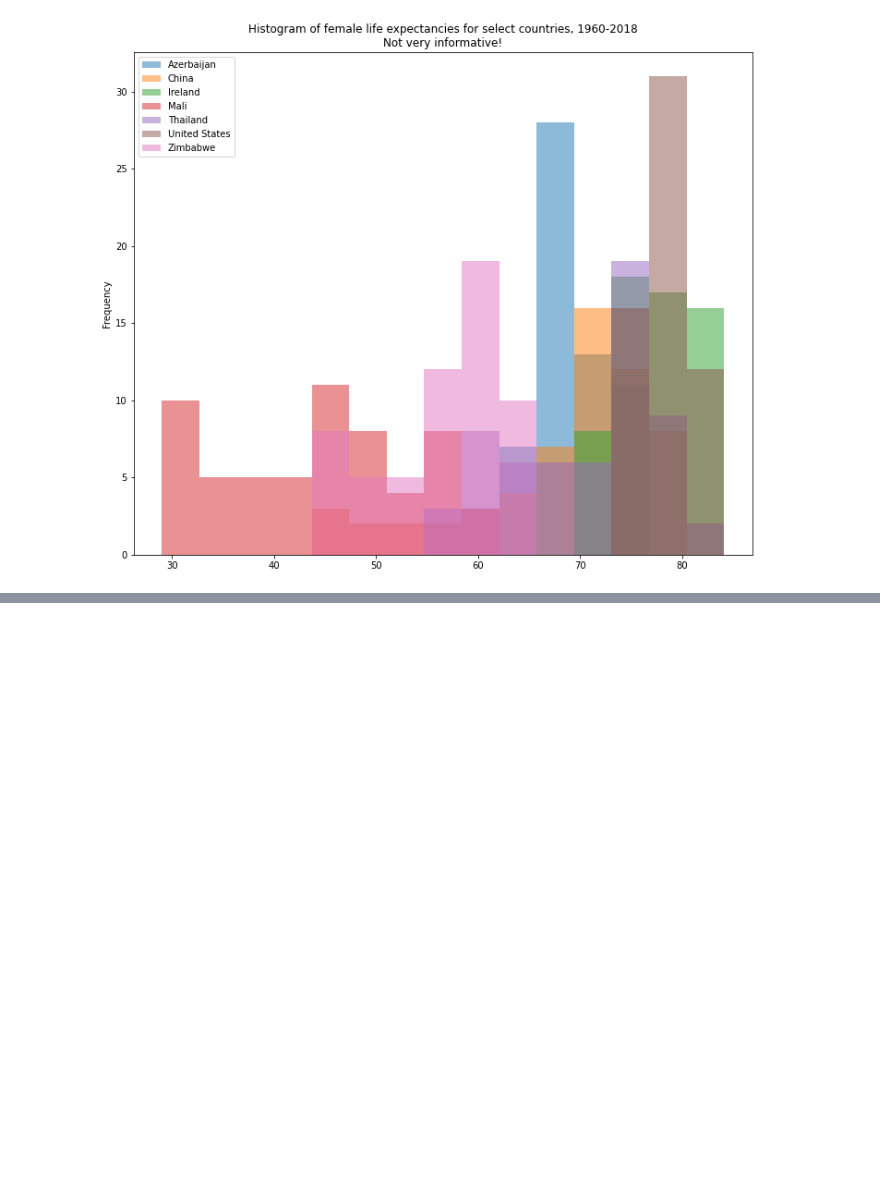
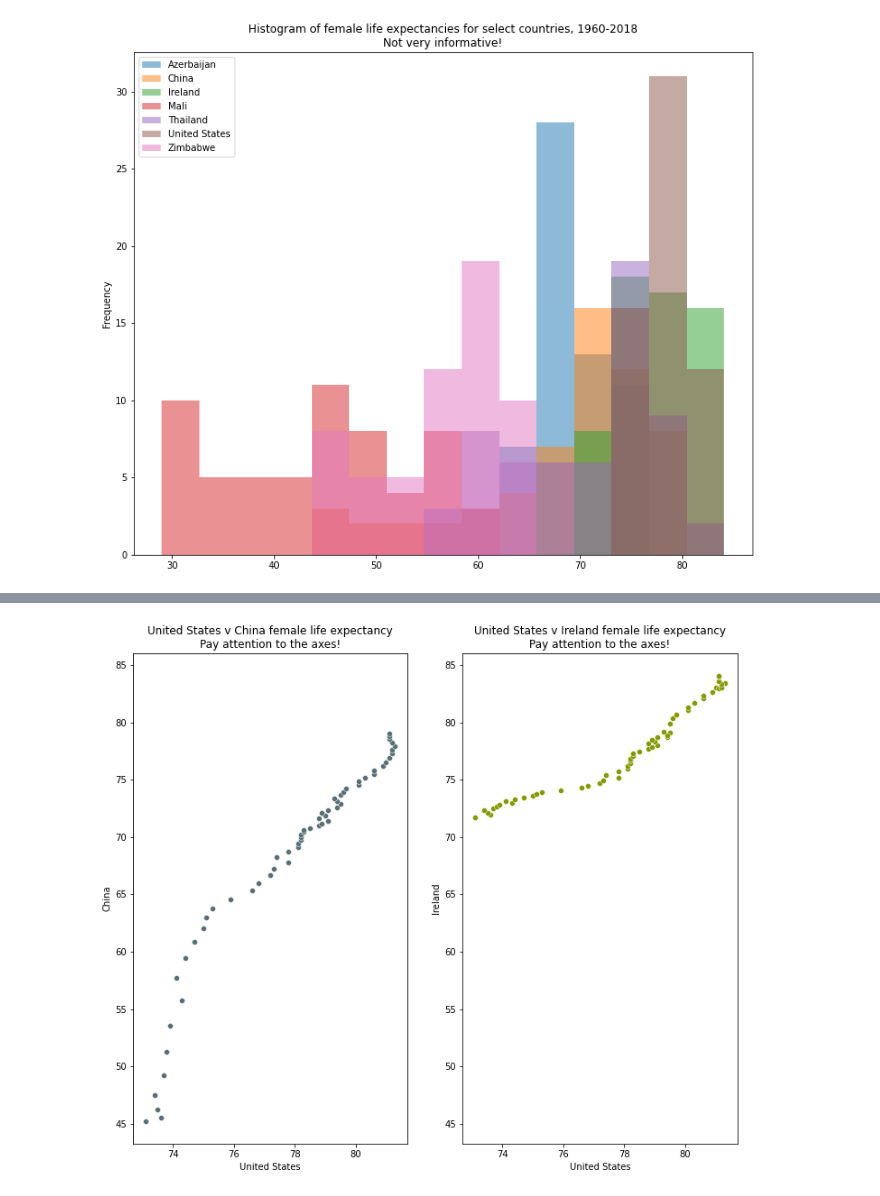
Before and after one commit to brendanrbrown/stor155_sp21, a Jupyter notebook: notebooks/wb_health.ipynb, the cells around one changed output, grey strips where cells are left out. Drawn from its saved outputs; the diff is of its cells as text; code cells hidden in the pictures; blank space fills up the shorter version.

```diff
--- a/notebooks/wb_health.ipynb
+++ b/notebooks/wb_health.ipynb
@@ -90,0 +92,20 @@ d.plot(x = 'United States', y = 'China', kind = 'scatter', figsize = (15, 10))
+# %%
+# or do it with seaborn, which has many great tools for visualizing statistics and distributions
+# writing as a little function so I can experiment
+
+def country_pairs(co, vsco1, vsco2, figsize = (12, 10), align = False):
+    plt.subplots(figsize = figsize)
+    ax = plt.subplot(121)
+    sns.scatterplot(data = d, x = co, y = vsco1, color = '#586e75').set_title(f'{co} v {vsco1} female life expectancy\nPay attention to the axes!')
+    if align:
+        plt.subplot(122, sharey = ax)
+    else:
+        plt.subplot(122)
+    sns.scatterplot(data = d, x = co, y = vsco2, color = '#859900').set_title(f'{co} v {vsco2} female life expectancy\nPay attention to the axes!')
+# %%
+# y axes don't match!
+
+country_pairs('United States', 'China', 'Ireland')
+plt.savefig('images/wb_lifexpec_scatter.jpeg')
+# %% [output]
+[figure, added]
```
Also changed, not shown: parts of 8 cells of this notebook, 4 other files.
